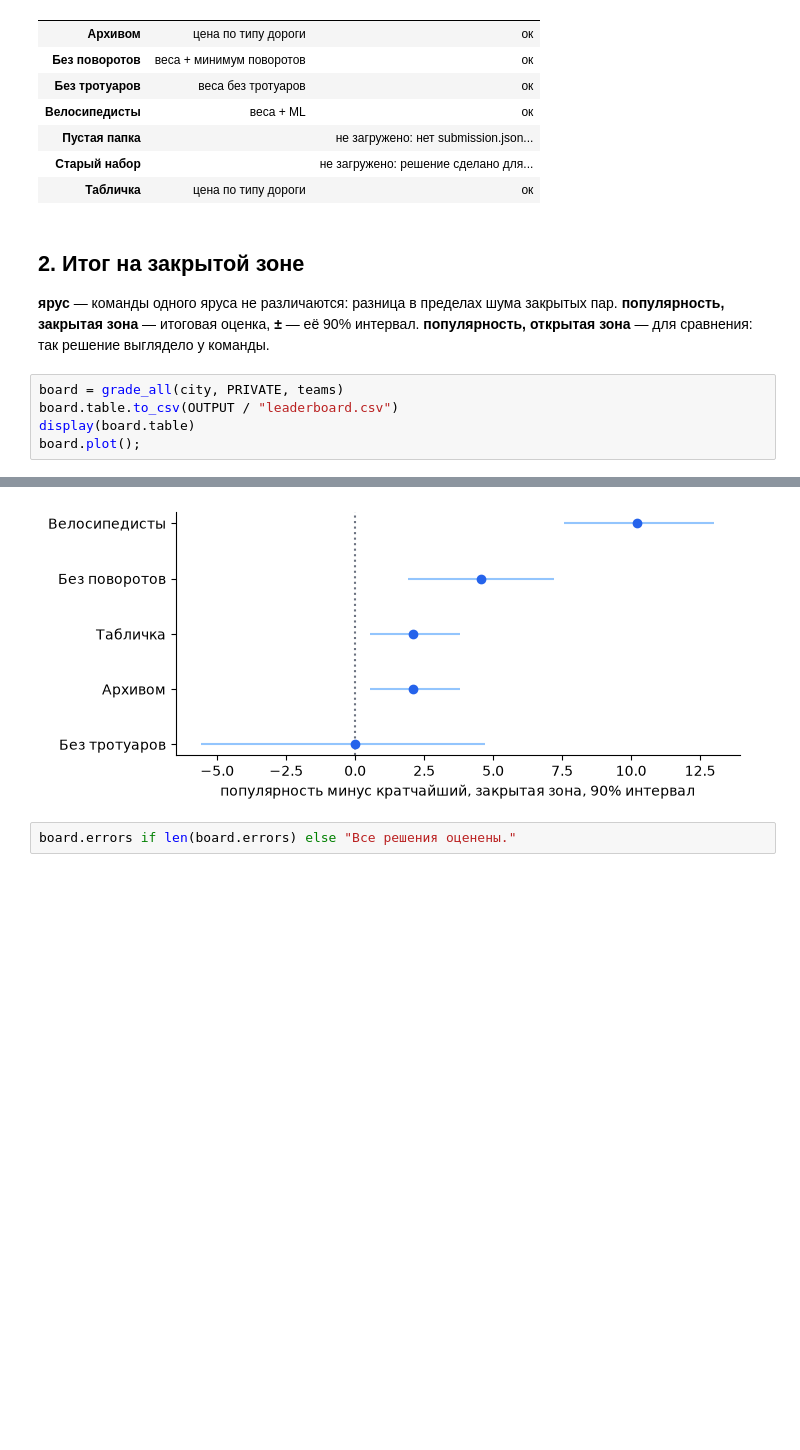
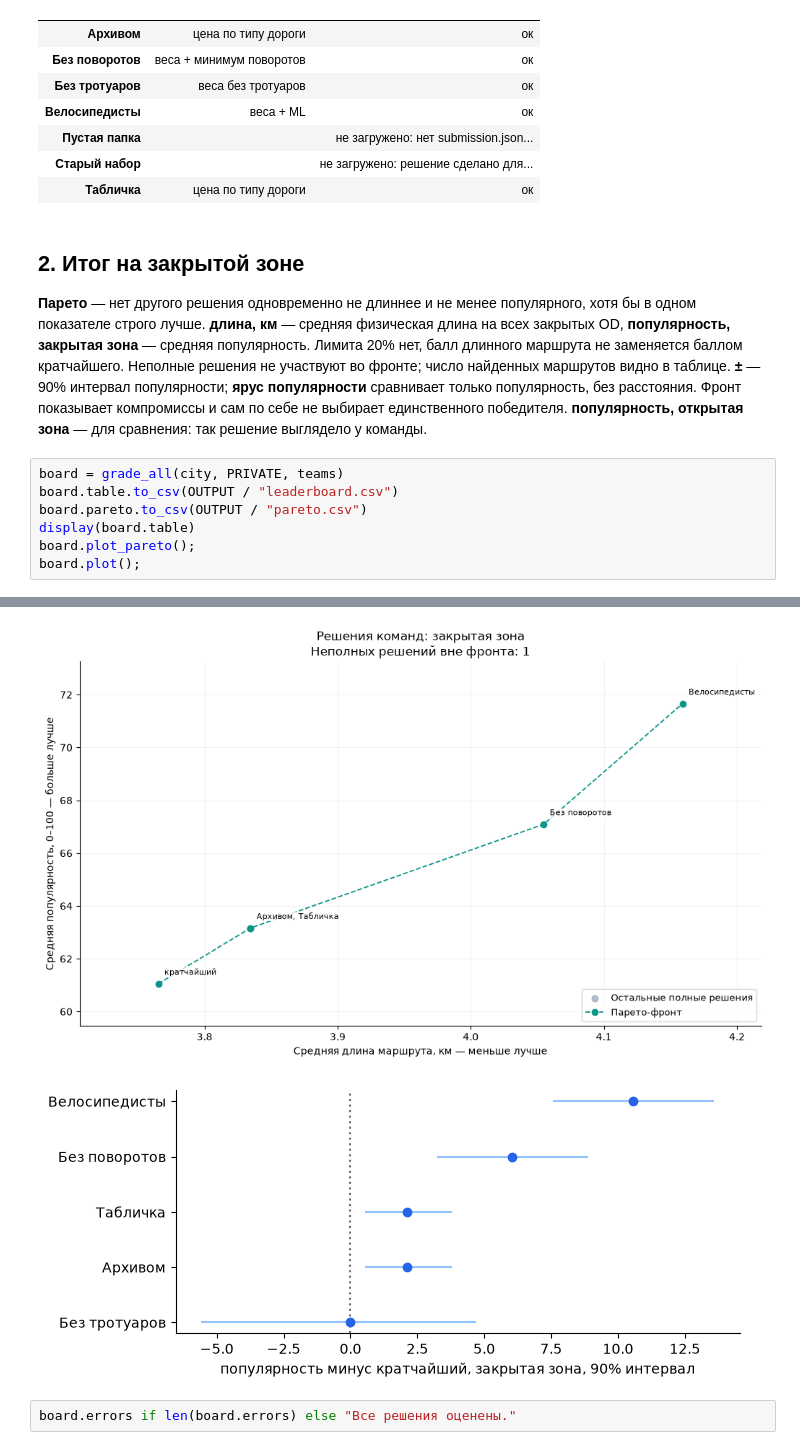
Before and after one commit to RuslanKozlyak/CycleCase, a Jupyter notebook: notebooks/hackathon_grading.ipynb, the cells around one changed output, grey strips where cells are left out. Drawn from its saved outputs; the diff is of its cells as text; blank space fills up the shorter version.

Commit message:
Compare routing solutions on a Pareto front without a detour cap

```diff
--- a/notebooks/hackathon_grading.ipynb
+++ b/notebooks/hackathon_grading.ipynb
@@ -40,12 +40,18 @@ submissions_table(teams)
 # %% [markdown]
 ## 2. Итог на закрытой зоне
 
-**ярус** — команды одного яруса не различаются: разница в пределах шума закрытых пар.
-**популярность, закрытая зона** — итоговая оценка, **±** — её 90% интервал.
+**Парето** — нет другого решения одновременно не длиннее и не менее популярного, хотя бы в одном показателе строго лучше.
+**длина, км** — средняя физическая длина на всех закрытых OD, **популярность, закрытая зона** — средняя популярность.
+Лимита 20% нет, балл длинного маршрута не заменяется баллом кратчайшего.
+Неполные решения не участвуют во фронте; число найденных маршрутов видно в таблице.
+**±** — 90% интервал популярности; **ярус популярности** сравнивает только популярность, без расстояния.
+Фронт показывает компромиссы и сам по себе не выбирает единственного победителя.
 **популярность, открытая зона** — для сравнения: так решение выглядело у команды.
 # %%
 board = grade_all(city, PRIVATE, teams)
 board.table.to_csv(OUTPUT / "leaderboard.csv")
+board.pareto.to_csv(OUTPUT / "pareto.csv")
 display(board.table)
+board.plot_pareto();
 board.plot();
 # %% [output]
@@ -59,4 +65,5 @@ board.plot();
-[figure, old version]
+[figure, new version]
+[figure, added]
 # %%
 board.errors if len(board.errors) else "Все решения оценены."
 # %% [output]
```
Also changed, not shown: parts of 2 cells of this notebook, 16 other files.
